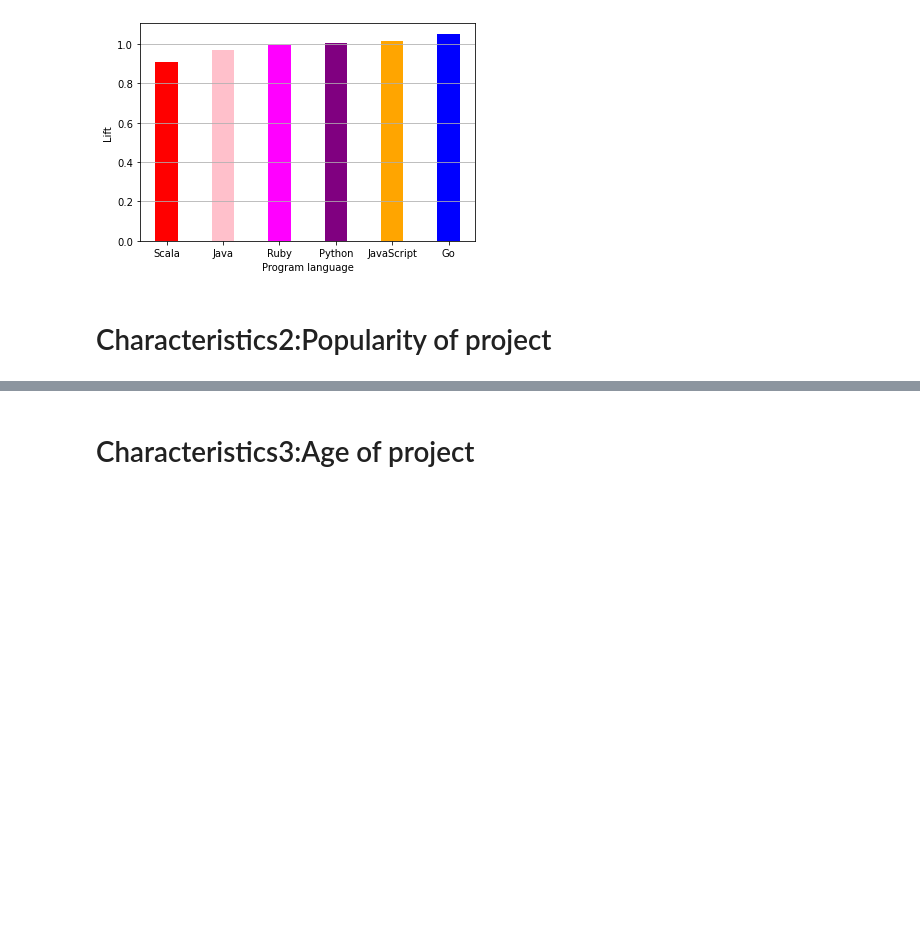
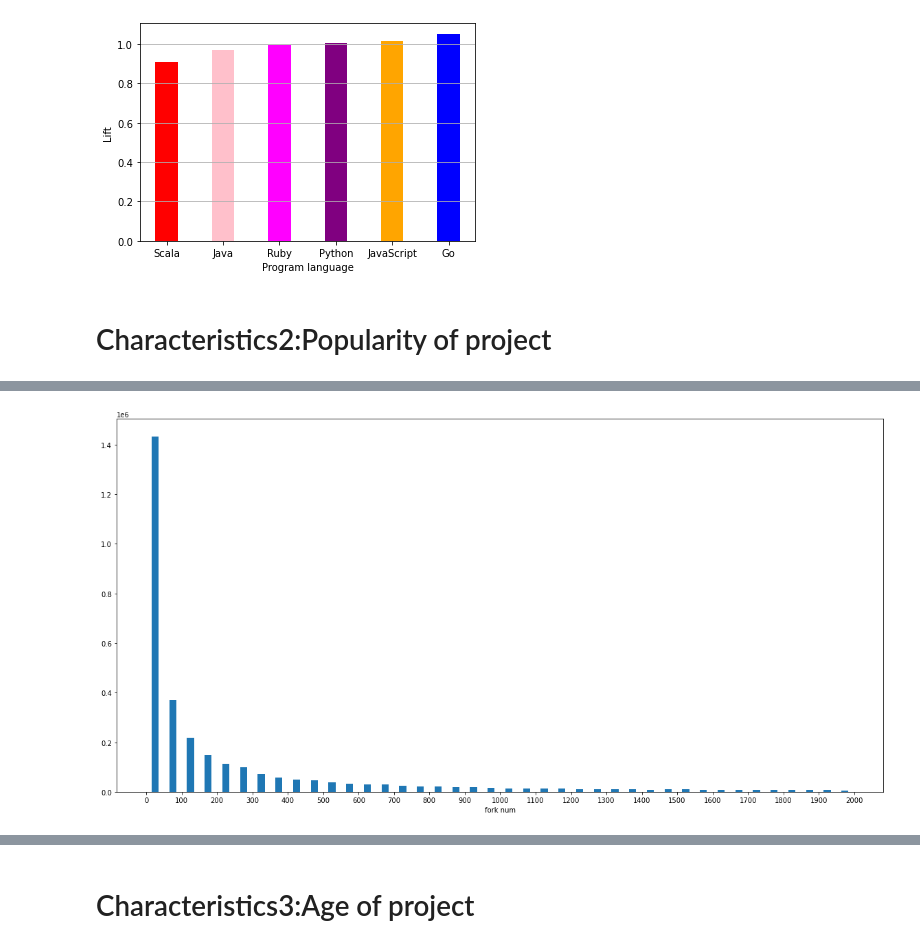
Before and after one commit to vitaminvaf/MSc-Project, a Jupyter notebook: Source code/Data analysis.ipynb, the cells around one changed output, grey strips where cells are left out. Cells and saved outputs as stored; diff of their text form; code cells hidden in the pictures; blank space fills up the shorter version.

```diff
--- a/Source code/Data analysis.ipynb
+++ b/Source code/Data analysis.ipynb
@@ -308,0 +363,5 @@ Text(0, 0.5, 'Lift')
+# %%
+fork_num_low_2000 =popu_of_pro[popu_of_pro['fork_num']<2000]['fork_num'].values.tolist()
+picturehist(fork_num_low_2000,0,2100,100,40,0.4,'fork num',)
+# %% [output]
+[figure, added]
```
Also changed, not shown: parts of 23 cells of this notebook.
